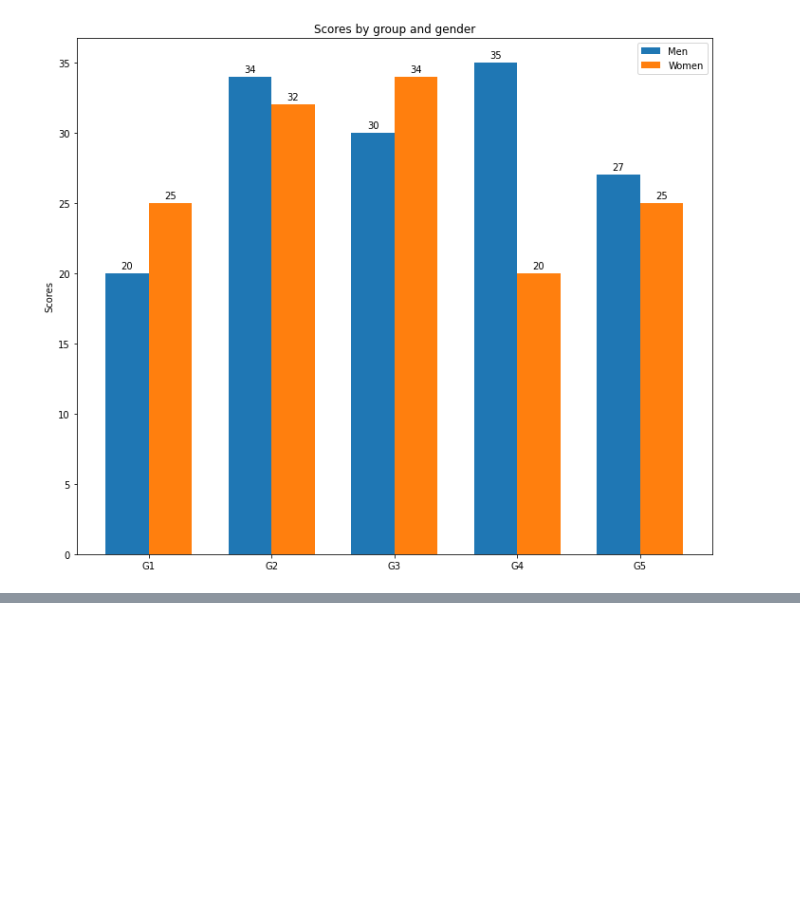
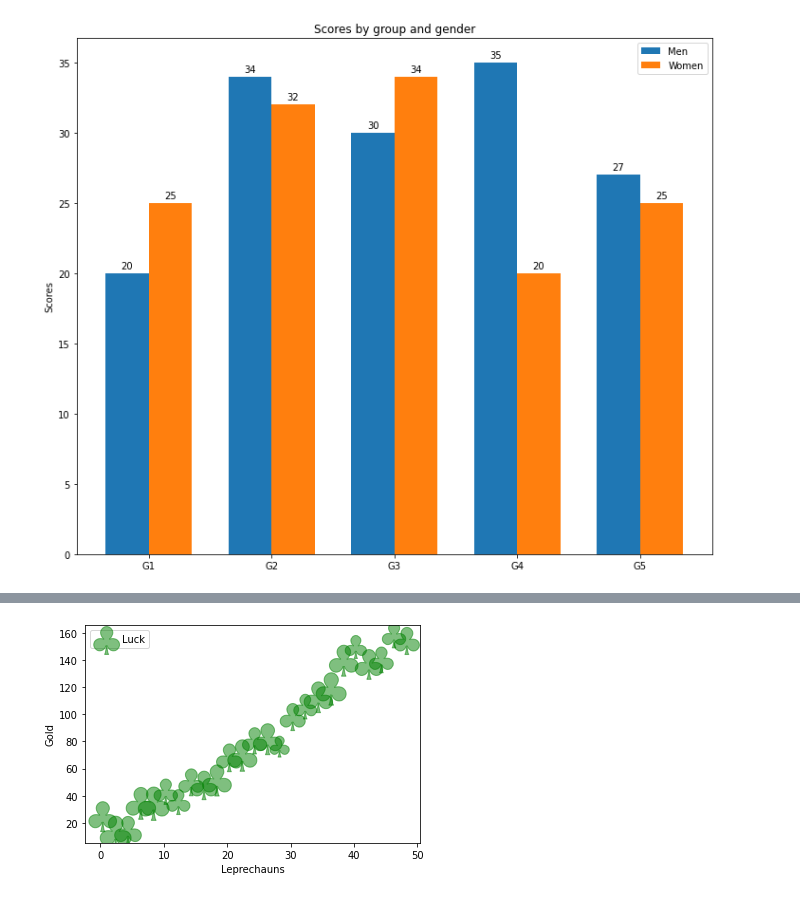
Before and after one commit to JinSuJinSu/jupyter-notebook, a Jupyter notebook: Matplotlib, Seaborn.ipynb, the cells around one changed output, grey strips where cells are left out. Saved outputs shown, nothing was run; the diff lists cells and outputs as text; code cells hidden in the pictures; blank space fills up the shorter version.

```diff
--- a/Matplotlib, Seaborn.ipynb
+++ b/Matplotlib, Seaborn.ipynb
@@ -97,0 +181,15 @@ plt.show()
+# %%
+
+
+x = np.arange(0.0, 50.0, 2.0)
+y = x ** 1.3 + np.random.rand(*x.shape) * 30.0
+s = np.random.rand(*x.shape) * 800 + 500
+
+plt.scatter(x, y, s, c="g", alpha=0.5, marker=r'$\clubsuit$',
+            label="Luck")
+plt.xlabel("Leprechauns")
+plt.ylabel("Gold")
+plt.legend(loc='upper left')
+plt.show()
+# %% [output]
+[figure, added]
```
Also changed, not shown: parts of 9 cells of this notebook.
